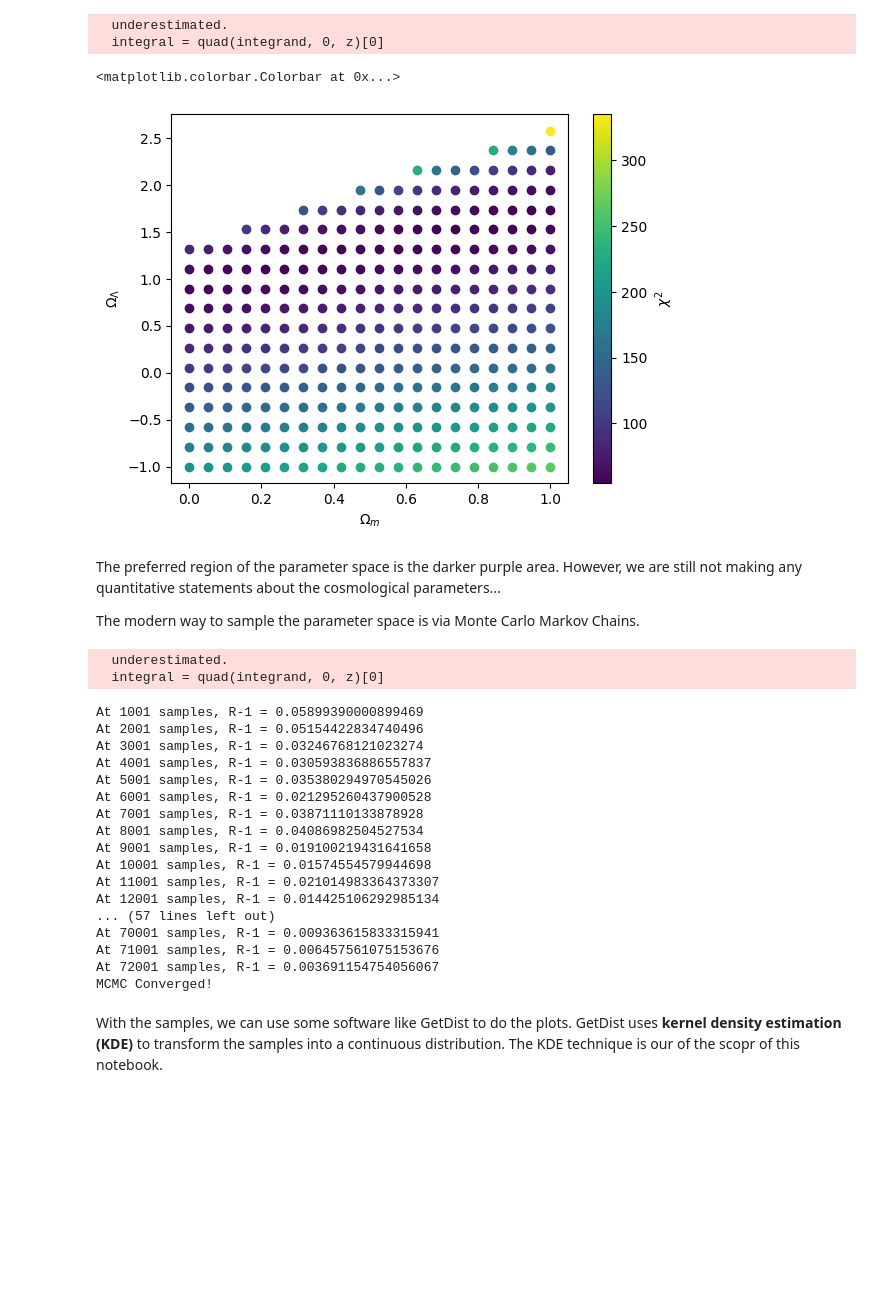
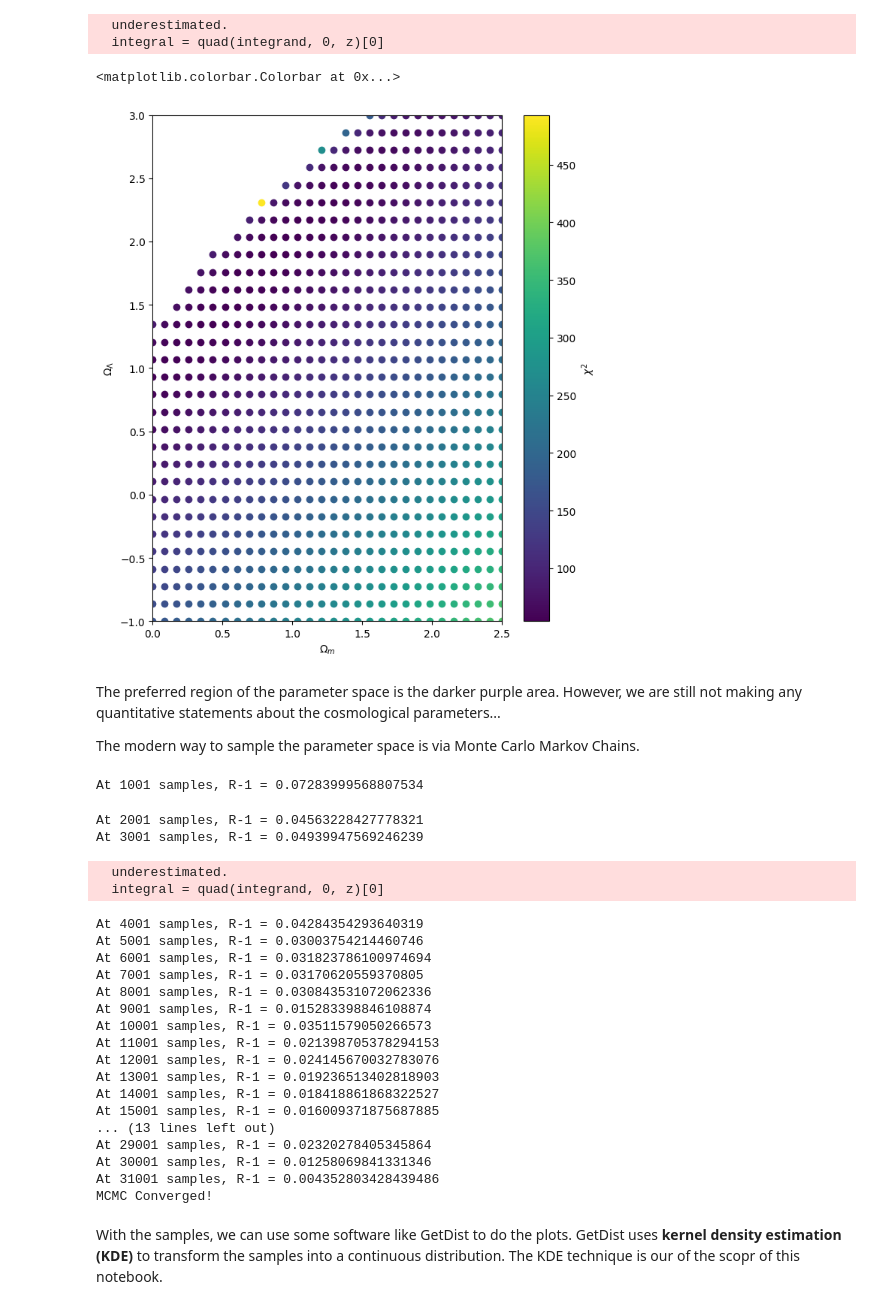
Before and after one commit to joaoreboucas1/riess, a Jupyter notebook: riess.ipynb, the cells around one changed output. Drawn from its saved outputs; the diff is of its cells as text; code cells hidden in the pictures; blank space fills up the shorter version.

```diff
--- a/riess.ipynb
+++ b/riess.ipynb
@@ -89,9 +95,15 @@ $$D_L(z) = \frac{c(1+z)}{H_0}\int_0^{z} \frac{dz'}{\sqrt{\Omega_m (1+z')^3 + \Om
 # %%
+def S_k(x, omegak):
+    sqrt_omegak = np.sqrt(np.abs(omegak))
+    if omegak == 0: return x
+    elif omegak > 0: return np.sinh(sqrt_omegak*x)/sqrt_omegak
+    elif omegak < 0: return np.sin(sqrt_omegak*x)/sqrt_omegak
+
 def lum_dist(z, omegam, omegal, H0):
     omegak = 1 - omegam - omegal
-    integrand = lambda z: 1/np.sqrt(omegam*(1+z)**3 + omegak*(1+z)**2 + omegal)
+    integrand = lambda z: 1/np.sqrt((1+z)**2*(1+omegam*z) - z*(2+z)*omegal)
     integral = quad(integrand, 0, z)[0]
-    return c*(1+z)/H0 * integral
+    return c*(1+z)/H0 * S_k(integral, omegak)
 # %%
 # Plotting some models versus data
 zz = np.logspace(np.log10(0.01), np.log10(1), 100)
@@ -163,8 +175,8 @@ We want to explore the posterior distribution to see which regions of the parame
 
 Even with a 2-dimensional parameter space, it may be difficult to explore. Let's set $H_0 = 70\, \mathrm{km}\,\mathrm{s}^{-1}\,\mathrm{Mpc}^{-1}$ and explore. The simplest way to explore the parameter space is via rectangular grid sampling.
 # %%
-oms = np.linspace(0, 1, 20)
-ols = np.linspace(-1, 3, 20)
+oms = np.linspace(0, 2.5, 30)
+ols = np.linspace(-1, 3, 30)
 h0s = np.linspace(60, 80, 20)
 chi2s = {}
 for om in oms:
@@ -174,19 +186,21 @@ for om in oms:
   underestimated.
   integral = quad(integrand, 0, z)[0]
 # %%
+plt.figure(figsize=(30*0.25, 35*0.25))
 min_chi2 = np.nanmin(np.array(list(chi2s.values())))
 max_chi2 = np.nanmax(np.array(list(chi2s.values())))
 for om in oms:
     for ol in ols:
         if chi2s[(om, ol)] is not None and not np.isnan(chi2s[(om, ol)]):
             plt.scatter(om, ol, c=chi2s[(om, ol)], cmap="viridis", norm=plt.Normalize(min_chi2, max_chi2))
-
+plt.xlim([0, 2.5])
+plt.ylim([-1, 3])
 plt.xlabel(r"$\Omega_m$")
 plt.ylabel(r"$\Omega_\Lambda$")
 plt.colorbar(label=r"$\chi^2$")
 # %% [output]
 <matplotlib.colorbar.Colorbar at 0x...>
-[figure, old version]
+[figure, new version]
 # %% [markdown]
 The preferred region of the parameter space is the darker purple area. However, we are still not making any quantitative statements about the cosmological parameters...
 
@@ -267,25 +281,28 @@ while True:
     if R_minus_one < 0.005: break
 print("MCMC Converged!")
 # %% [output]
-  underestimated.
-  integral = quad(integrand, 0, z)[0]
+At 1001 samples, R-1 = 0.07283999568807534
-At 1001 samples, R-1 = 0.05899390000899469
-At 2001 samples, R-1 = 0.05154422834740496
-At 3001 samples, R-1 = 0.03246768121023274
-At 4001 samples, R-1 = 0.030593836886557837
-At 5001 samples, R-1 = 0.035380294970545026
-At 6001 samples, R-1 = 0.021295260437900528
-At 7001 samples, R-1 = 0.03871110133878928
-At 8001 samples, R-1 = 0.04086982504527534
-At 9001 samples, R-1 = 0.019100219431641658
-At 10001 samples, R-1 = 0.01574554579944698
-At 11001 samples, R-1 = 0.021014983364373307
-At 12001 samples, R-1 = 0.014425106292985134
-... (57 lines left out)
-At 70001 samples, R-1 = 0.009363615833315941
-At 71001 samples, R-1 = 0.006457561075153676
-At 72001 samples, R-1 = 0.003691154754056067
-MCMC Converged!
+At 2001 samples, R-1 = 0.04563228427778321
+At 3001 samples, R-1 = 0.04939947569246239
+  underestimated.
+  integral = quad(integrand, 0, z)[0]
+At 4001 samples, R-1 = 0.04284354293640319
+At 5001 samples, R-1 = 0.03003754214460746
+At 6001 samples, R-1 = 0.031823786100974694
+At 7001 samples, R-1 = 0.03170620559370805
+At 8001 samples, R-1 = 0.030843531072062336
+At 9001 samples, R-1 = 0.015283398846108874
+At 10001 samples, R-1 = 0.03511579050266573
+At 11001 samples, R-1 = 0.021398705378294153
+At 12001 samples, R-1 = 0.024145670032783076
+At 13001 samples, R-1 = 0.019236513402818903
+At 14001 samples, R-1 = 0.018418861868322527
+At 15001 samples, R-1 = 0.016009371875687885
+... (13 lines left out)
+At 29001 samples, R-1 = 0.02320278405345864
+At 30001 samples, R-1 = 0.01258069841331346
+At 31001 samples, R-1 = 0.004352803428439486
+MCMC Converged!
 # %% [markdown]
 With the samples, we can use some software like GetDist to do the plots. GetDist uses **kernel density estimation (KDE)** to transform the samples into a continuous distribution. The KDE technique is our of the scopr of this notebook.
 # %%
```
Also changed, not shown: parts of 6 cells of this notebook.
